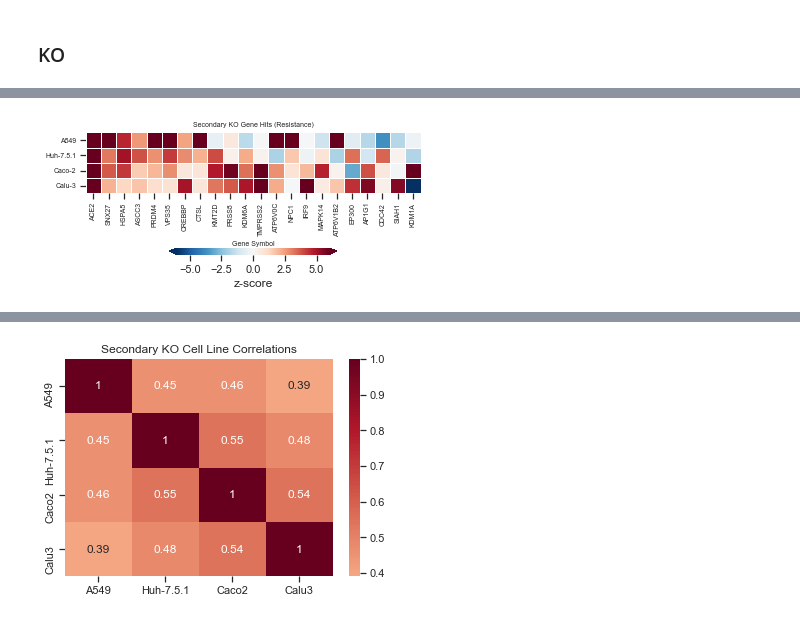
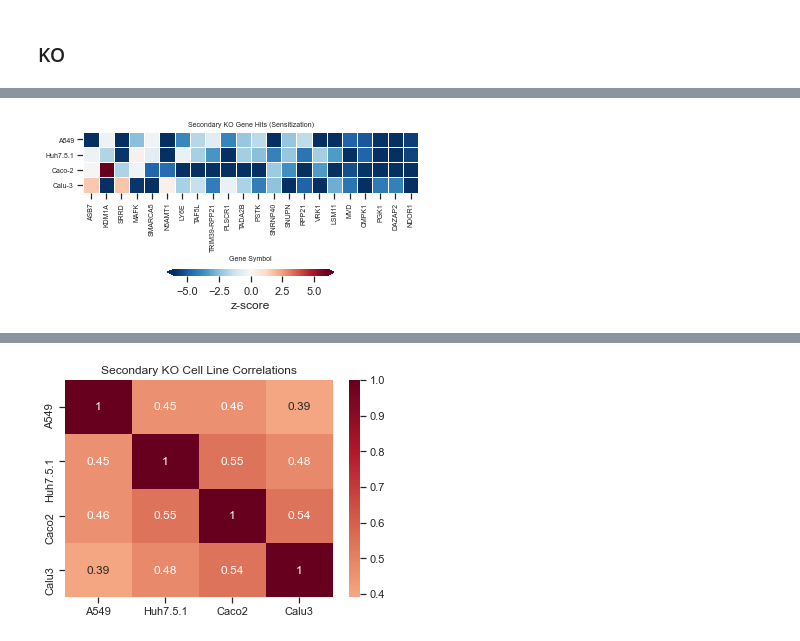
Before and after one commit to PriyankaRoy5/SARS-CoV-2-meta-analysis, a Jupyter notebook: SecondaryScreens/Resubmission_Figures.ipynb, the cells around one changed output, grey strips where cells are left out. Saved outputs shown, nothing was run; the diff lists cells and outputs as text; code cells hidden in the pictures.

```diff
--- a/SecondaryScreens/Resubmission_Figures.ipynb
+++ b/SecondaryScreens/Resubmission_Figures.ipynb
@@ -342,41 +437,41 @@ gpp.savefig('../../../Figures/Cumulative_dist_primary_rank_secondary_hit.pdf', b
 # %%
 cell_line_dicts = {'A549':A549_dict, 'Huh7_5': Huh7_5_dict, 'Caco2': Caco2_dict, 'Calu3': Calu3_KO_dict}
 secondary_KO_dict = {}
 
 for cell_line, dictionary in cell_line_dicts.items():
     secondary_key = [key for key in dictionary.keys() if 'secondary' in key][0]
     secondary_df = dictionary[secondary_key]
     for col in secondary_df.columns:
         if 'zscore' in col:
             new_col_name = col + '_' + cell_line
             secondary_df = secondary_df.rename(columns={col:new_col_name})
     secondary_dict_key = cell_line + '_' + secondary_key
     secondary_KO_dict[cell_line] = secondary_df
 
 secondary_KO_df = fns.merge_dict_dfs(secondary_KO_dict)
 rank_cols = [col for col in secondary_KO_df.columns if 'Rank' in col]
 secondary_KO_df['Avg_Rank'] = secondary_KO_df[rank_cols].mean(axis=1)
 
-secondary_KO_heatmap_df = secondary_KO_df.copy().drop(rank_cols, axis=1)
+secondary_KO_heatmap_sen_df = secondary_KO_df.copy().drop(rank_cols, axis=1)
 
-zscore_cols = [col for col in secondary_KO_heatmap_df.columns if 'zscore' in col and 'Rank' not in col]
+zscore_cols = [col for col in secondary_KO_heatmap_sen_df.columns if 'zscore' in col and 'Rank' not in col]
 # Sort by average rank
-secondary_KO_heatmap_df = select_top_ranks(secondary_KO_heatmap_df, cols_to_rank=zscore_cols, rank=7).set_index('Gene Symbol').sort_values('Avg_Rank')
+secondary_KO_heatmap_sen_df = select_top_ranks(secondary_KO_heatmap_sen_df, cols_to_rank=zscore_cols, rank=7, largest=False).set_index('Gene Symbol').sort_values('Avg_Rank')
 
 
-secondary_KO_heatmap_df = secondary_KO_heatmap_df.drop('Avg_Rank', axis=1)
+secondary_KO_heatmap_sen_df = secondary_KO_heatmap_sen_df.drop('Avg_Rank', axis=1)
 
-ylabels = ['A549', 'Huh-7.5.1', 'Caco-2', 'Calu-3']
+ylabels = ['A549', 'Huh7.5.1', 'Caco-2', 'Calu-3']
 
-g = sns.heatmap(secondary_KO_heatmap_df.T, mask = secondary_KO_heatmap_df.T.isnull(), cmap = gpp.diverging_cmap(), square=True, yticklabels=ylabels,xticklabels=True,#yticklabels=ylabels,
-                center=0, annot=False, cbar_kws={'orientation':'horizontal','shrink':0.5,'extend':'both', 'label':'z-score', 'pad':0.25}, linecolor='white', linewidths=0.5, vmin = -6, vmax = 6);#, 'orientation': orientation});#, vmin = vmin, vmax = vmax, fmt='.2f')
+g = sns.heatmap(secondary_KO_heatmap_sen_df.T, mask = secondary_KO_heatmap_sen_df.T.isnull(), cmap = gpp.diverging_cmap(), square=True, yticklabels=ylabels,xticklabels=True,#yticklabels=ylabels,
+                center=0, annot=False, cbar_kws={'orientation':'horizontal','shrink':0.5,'extend':'both', 'label':'z-score', 'pad':0.35}, linecolor='white', linewidths=0.5, vmin = -6, vmax = 6);#, 'orientation': orientation});#, vmin = vmin, vmax = vmax, fmt='.2f')
 
-plt.title('Secondary KO Gene Hits (Resistance)', fontsize=7)
+plt.title('Secondary KO Gene Hits (Sensitization)', fontsize=7)
 plt.yticks(rotation = 0, fontsize=7)
 plt.xticks(fontsize=7)
 plt.xlabel('Gene Symbol',fontsize=7);
 
-fig.savefig('../../../Figures/Heatmaps/SecondaryKOHeatmapComparison_res.png', bbox_inches='tight', dpi=300)
-gpp.savefig('../../../Figures/Heatmaps/SecondaryKOHeatmapComparison_res.pdf', bbox_inches='tight', dpi=300)
+fig.savefig('../../../Figures/Heatmaps/SecondaryKOHeatmapComparison_sen.png', bbox_inches='tight', dpi=300)
+gpp.savefig('../../../Figures/Heatmaps/SecondaryKOHeatmapComparison_sen.pdf', bbox_inches='tight', dpi=300)
 # %% [output]
-[figure, old version]
+[figure, new version]
```
Also changed, not shown: parts of 17 cells of this notebook, 13 other files.
